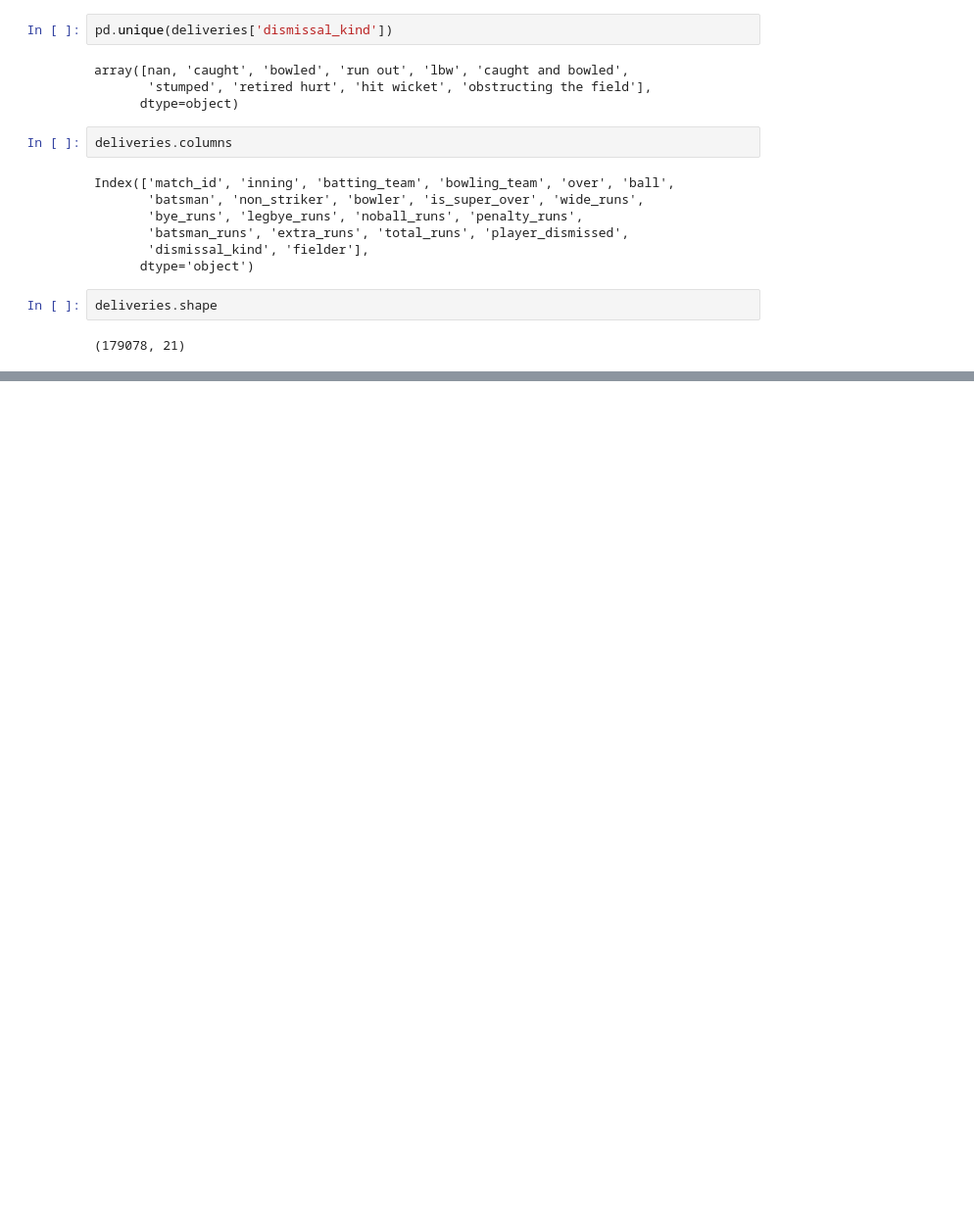
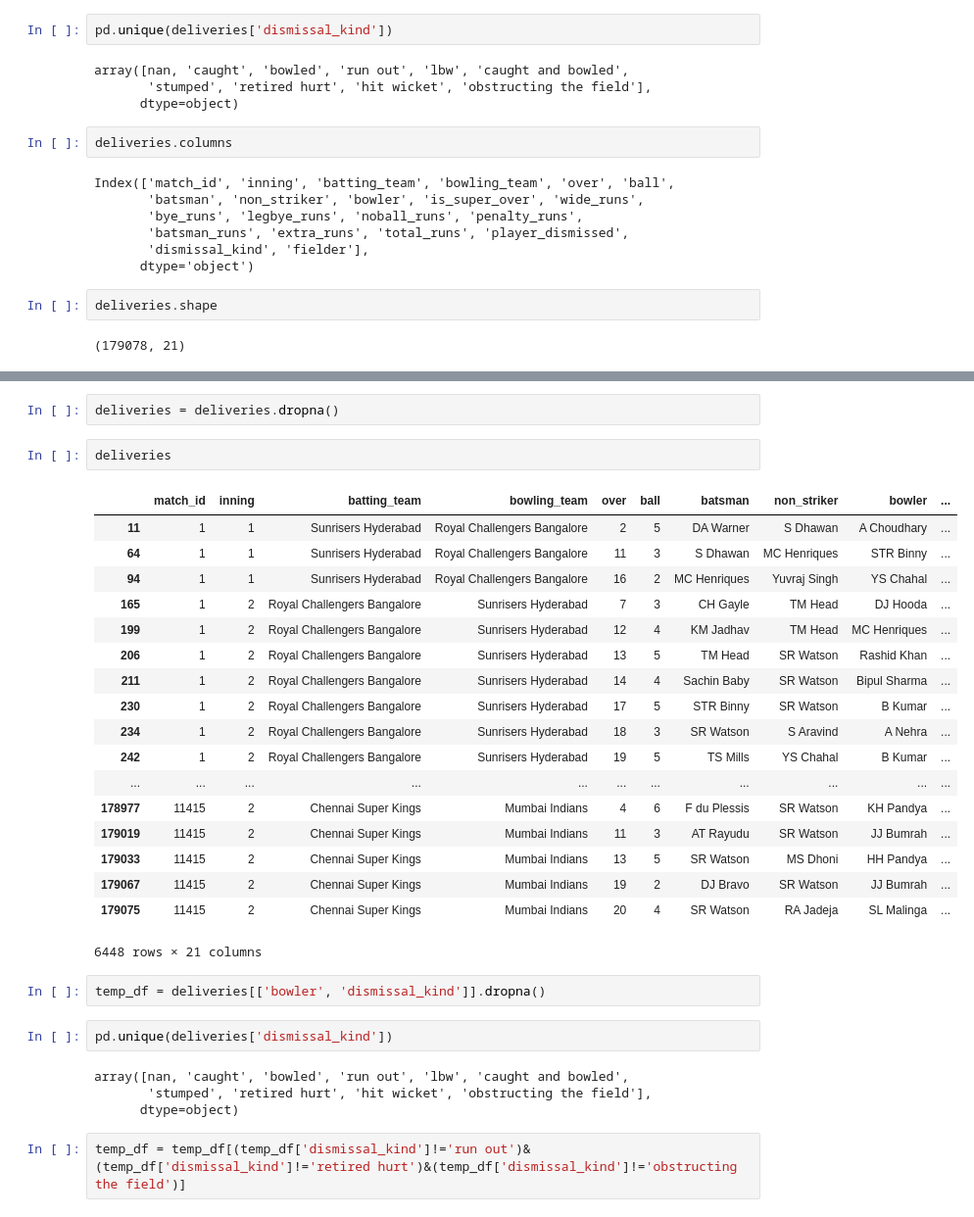
Before and after one commit to anmolrajaroraa/HMR_Python_ML, a Jupyter notebook: ipl_data_analysis.ipynb, the cells around one changed output, grey strips where cells are left out. Shown at 98% size. Drawn from its saved outputs; the diff is of its cells as text; blank space fills up the shorter version.

```diff
--- a/ipl_data_analysis.ipynb
+++ b/ipl_data_analysis.ipynb
@@ -227,0 +257,33 @@ deliveries.shape
+# %%
+deliveries = deliveries.dropna()
+# %%
+deliveries
+# %% [output]
+|  | match_id | inning | batting_team | bowling_team | over | ball | batsman | non_striker | bowler | ... |
+| 11 | 1 | 1 | Sunrisers Hyderabad | Royal Challengers Bangalore | 2 | 5 | DA Warner | S Dhawan | A Choudhary | ... |
+| 64 | 1 | 1 | Sunrisers Hyderabad | Royal Challengers Bangalore | 11 | 3 | S Dhawan | MC Henriques | STR Binny | ... |
+| 94 | 1 | 1 | Sunrisers Hyderabad | Royal Challengers Bangalore | 16 | 2 | MC Henriques | Yuvraj Singh | YS Chahal | ... |
+| 165 | 1 | 2 | Royal Challengers Bangalore | Sunrisers Hyderabad | 7 | 3 | CH Gayle | TM Head | DJ Hooda | ... |
+| 199 | 1 | 2 | Royal Challengers Bangalore | Sunrisers Hyderabad | 12 | 4 | KM Jadhav | TM Head | MC Henriques | ... |
+| 206 | 1 | 2 | Royal Challengers Bangalore | Sunrisers Hyderabad | 13 | 5 | TM Head | SR Watson | Rashid Khan | ... |
+| 211 | 1 | 2 | Royal Challengers Bangalore | Sunrisers Hyderabad | 14 | 4 | Sachin Baby | SR Watson | Bipul Sharma | ... |
+| 230 | 1 | 2 | Royal Challengers Bangalore | Sunrisers Hyderabad | 17 | 5 | STR Binny | SR Watson | B Kumar | ... |
+| 234 | 1 | 2 | Royal Challengers Bangalore | Sunrisers Hyderabad | 18 | 3 | SR Watson | S Aravind | A Nehra | ... |
+| 242 | 1 | 2 | Royal Challengers Bangalore | Sunrisers Hyderabad | 19 | 5 | TS Mills | YS Chahal | B Kumar | ... |
+| ... | ... | ... | ... | ... | ... | ... | ... | ... | ... | ... |
+| 178977 | 11415 | 2 | Chennai Super Kings | Mumbai Indians | 4 | 6 | F du Plessis | SR Watson | KH Pandya | ... |
+| 179019 | 11415 | 2 | Chennai Super Kings | Mumbai Indians | 11 | 3 | AT Rayudu | SR Watson | JJ Bumrah | ... |
+| 179033 | 11415 | 2 | Chennai Super Kings | Mumbai Indians | 13 | 5 | SR Watson | MS Dhoni | HH Pandya | ... |
+| 179067 | 11415 | 2 | Chennai Super Kings | Mumbai Indians | 19 | 2 | DJ Bravo | SR Watson | JJ Bumrah | ... |
+| 179075 | 11415 | 2 | Chennai Super Kings | Mumbai Indians | 20 | 4 | SR Watson | RA Jadeja | SL Malinga | ... |
+6448 rows × 21 columns
+# %%
+temp_df = deliveries[['bowler', 'dismissal_kind']].dropna()
+# %%
+pd.unique(deliveries['dismissal_kind'])
+# %% [output]
+array([nan, 'caught', 'bowled', 'run out', 'lbw', 'caught and bowled',
+       'stumped', 'retired hurt', 'hit wicket', 'obstructing the field'],
+      dtype=object)
+# %%
+temp_df = temp_df[(temp_df['dismissal_kind']!='run out')&(temp_df['dismissal_kind']!='retired hurt')&(temp_df['dismissal_kind']!='obstructing the field')]
```
Also changed, not shown: parts of 5 cells of this notebook, 1 other file.
